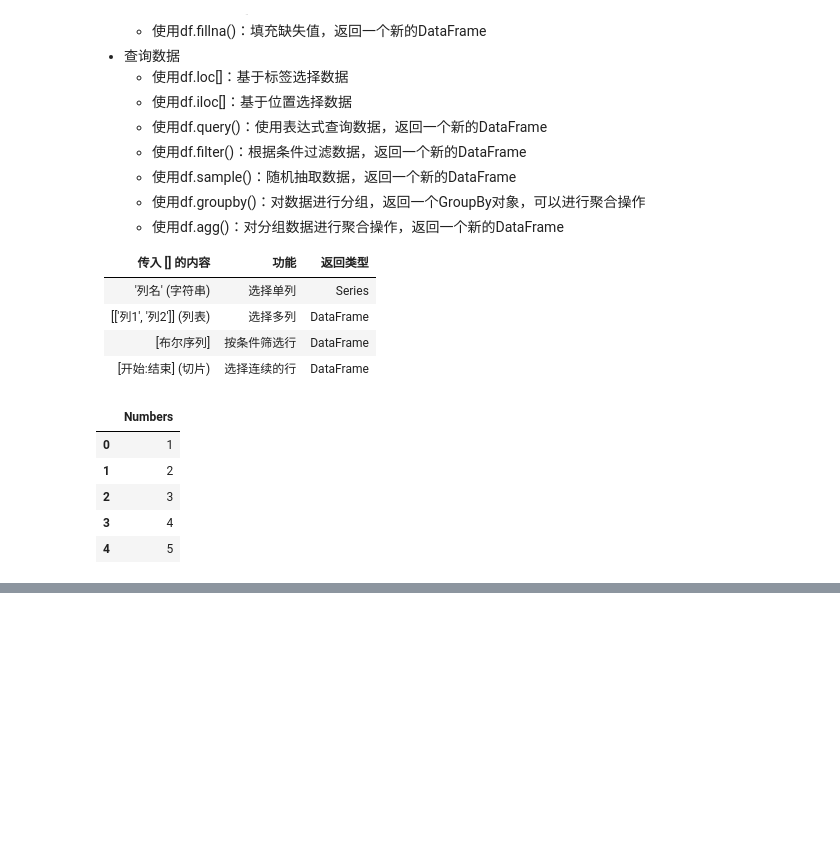
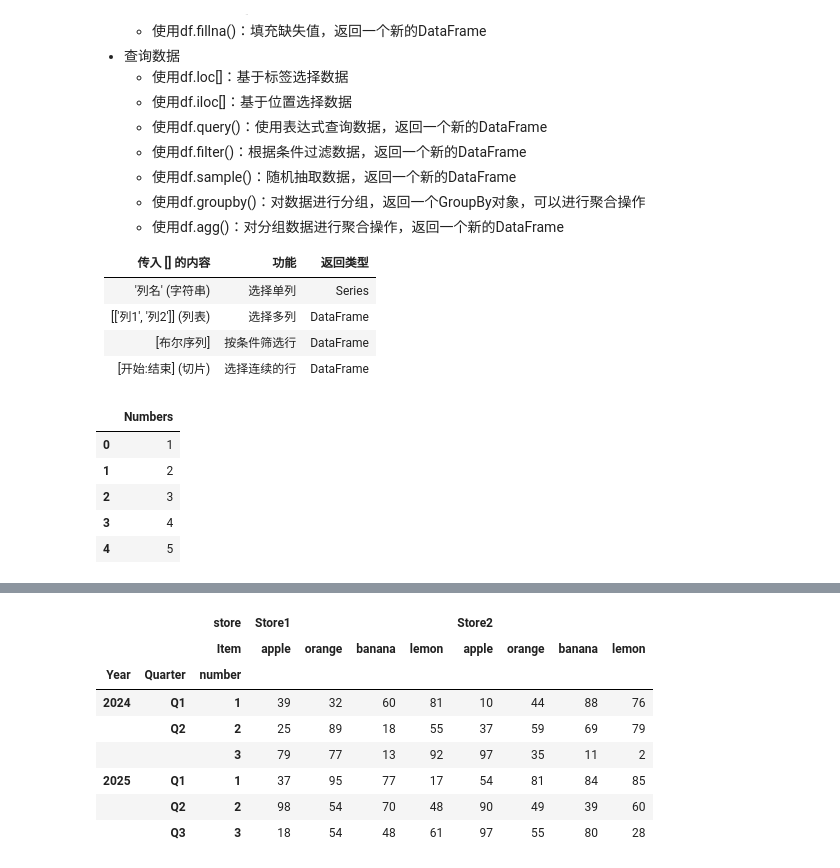
Before and after one commit to SongYangcheng/coding, a Jupyter notebook: pandasAndNumpy.ipynb, the cells around one changed output, grey strips where cells are left out. Cells and saved outputs as stored; diff of their text form; code cells hidden in the pictures; blank space fills up the shorter version.

```diff
--- a/pandasAndNumpy.ipynb
+++ b/pandasAndNumpy.ipynb
@@ -2475,0 +2667,23 @@ s_df
+# %%
+import pandas as pd
+import numpy as np
+#创建多层索引
+year_quarter = [('2024', 'Q1', 1),('2024', 'Q2', 2),('2024', 'Q2', 3), #顺序改变将会发生变化
+                ('2025', 'Q1', 1),('2025', 'Q2', 2),('2025', 'Q3', 3)]
+store = ('Store1', 'Store2')
+item = ('apple', 'orange', 'banana', 'lemon')
+
+mutli_idex = pd.MultiIndex.from_tuples(year_quarter, names=['Year', 'Quarter', 'number'])
+data = np.random.randint(0, 100, size=(len(year_quarter), len(item)*len(store)))
+df = pd.DataFrame(data, index=mutli_idex, columns=pd.MultiIndex.from_product([store, item], names=['store', 'Item']))
+df
+# %% [output]
+|  |  | store | Store1 |  |  |  | Store2 |  |  |  |
+|  |  | Item | apple | orange | banana | lemon | apple | orange | banana | lemon |
+| Year | Quarter | number |  |  |  |  |  |  |  |  |
+| 2024 | Q1 | 1 | 39 | 32 | 60 | 81 | 10 | 44 | 88 | 76 |
+|  | Q2 | 2 | 25 | 89 | 18 | 55 | 37 | 59 | 69 | 79 |
+|  |  | 3 | 79 | 77 | 13 | 92 | 97 | 35 | 11 | 2 |
+| 2025 | Q1 | 1 | 37 | 95 | 77 | 17 | 54 | 81 | 84 | 85 |
+|  | Q2 | 2 | 98 | 54 | 70 | 48 | 90 | 49 | 39 | 60 |
+|  | Q3 | 3 | 18 | 54 | 48 | 61 | 97 | 55 | 80 | 28 |
```
Also changed, not shown: parts of 24 cells of this notebook, 8 other files.
